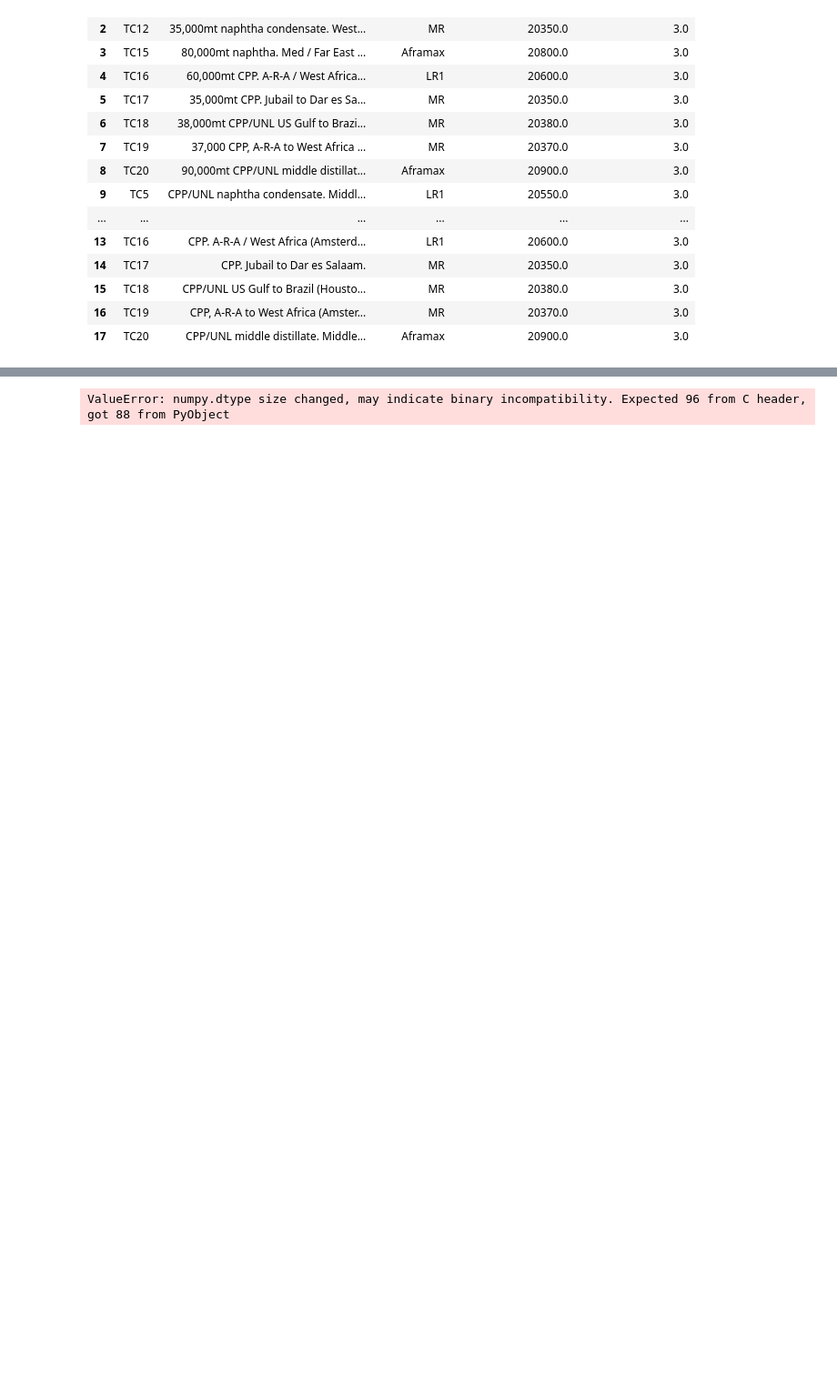
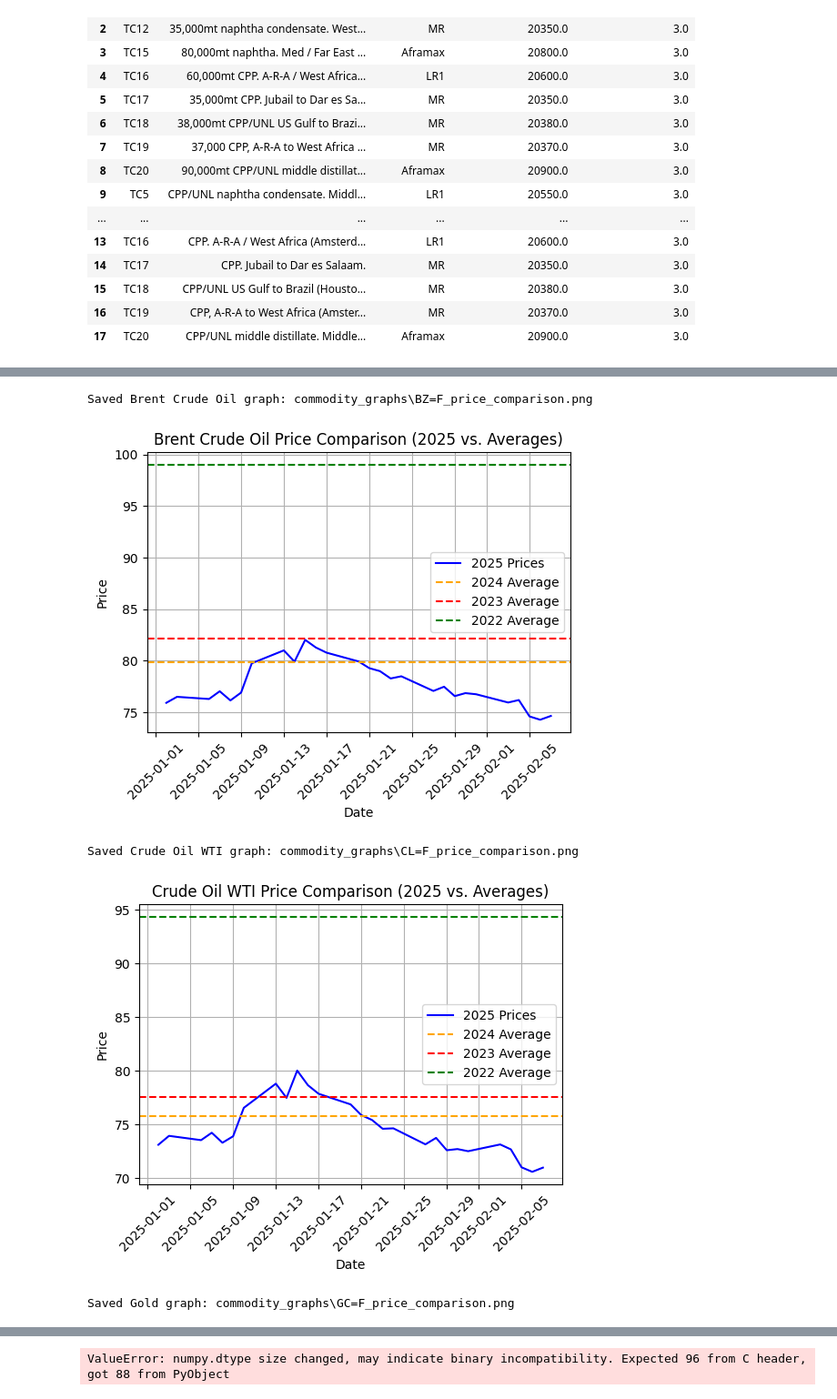
Before and after one commit to Ladozuki/Sent_anlys, a Jupyter notebook: notebooks/eg.ipynb, the cells around one changed output, grey strips where cells are left out. Shown at 91% size. Drawn from its saved outputs; the diff is of its cells as text; code cells hidden in the pictures; blank space fills up the shorter version.

```diff
--- a/notebooks/eg.ipynb
+++ b/notebooks/eg.ipynb
@@ -720,0 +719,67 @@ for commodity in commodities:
+# %%
+import pandas as pd
+import matplotlib.pyplot as plt
+import os
+
+# Load the updated data file (make sure this is the correct one)
+file_path = r"c:\Users\User\Documents\Projects\Sent_anlys\maritime_data_2025.csv"
+df = pd.read_csv(file_path)
+
+# Convert the 'Date' column to datetime
+df['Date'] = pd.to_datetime(df['Date'])
+
+# Define a mapping of symbols to commodity names
+commodity_titles = {
+    'BZ=F': 'Brent Crude Oil',
+    'CL=F': 'Crude Oil WTI',
+    'GC=F': 'Gold'
+}
+
+# Ensure the save directory exists
+save_dir = "commodity_graphs"
+os.makedirs(save_dir, exist_ok=True)
+
+
+# Filter macro-economic commodities and generate plots
+commodities = ['BZ=F', 'CL=F', 'GC=F']
+for commodity in commodities:
+    # Filter data for the commodity
+    commodity_data = df[df['Symbol'] == commodity]
+
+    if commodity_data.empty:
+        print(f"No data found for {commodity}, skipping...")
+        continue
+
+    # Plot daily prices for 2025 with averages
+    plt.figure(figsize=(6, 4))
+    plt.plot(commodity_data['Date'], commodity_data['Close'], label='2025 Prices', color='blue')
+
+    # Add horizontal lines for yearly averages
+    if 'Average_2024' in df.columns:
+        plt.axhline(y=commodity_data['Average_2024'].iloc[0], color='orange', linestyle='--', label='2024 Average')
+    if 'Average_2023' in df.columns:
+        plt.axhline(y=commodity_data['Average_2023'].iloc[0], color='red', linestyle='--', label='2023 Average')
+    if 'Average_2022' in df.columns:
+        plt.axhline(y=commodity_data['Average_2022'].iloc[0], color='green', linestyle='--', label='2022 Average')
+
+    # Add labels, legend, and title
+    title = commodity_titles.get(commodity, "Unknown Commodity")
+    plt.xticks(rotation=45)
+    plt.title(f"{title} Price Comparison (2025 vs. Averages)")
+    plt.xlabel("Date")
+    plt.ylabel("Price")
+    plt.legend()
+    plt.grid()
+
+    # Save and display the plot
+    save_path = os.path.join(save_dir, f"{commodity}_price_comparison.png")
+    plt.savefig(save_path, bbox_inches='tight', pad_inches=0.1)
+    print(f"Saved {title} graph: {save_path}")
+
+    plt.show()
+# %% [output]
+Saved Brent Crude Oil graph: commodity_graphs\BZ=F_price_comparison.png
+[figure, added]
+Saved Crude Oil WTI graph: commodity_graphs\CL=F_price_comparison.png
+[figure, added]
+Saved Gold graph: commodity_graphs\GC=F_price_comparison.png
```
Also changed, not shown: parts of 2 cells of this notebook, 3 other files.
